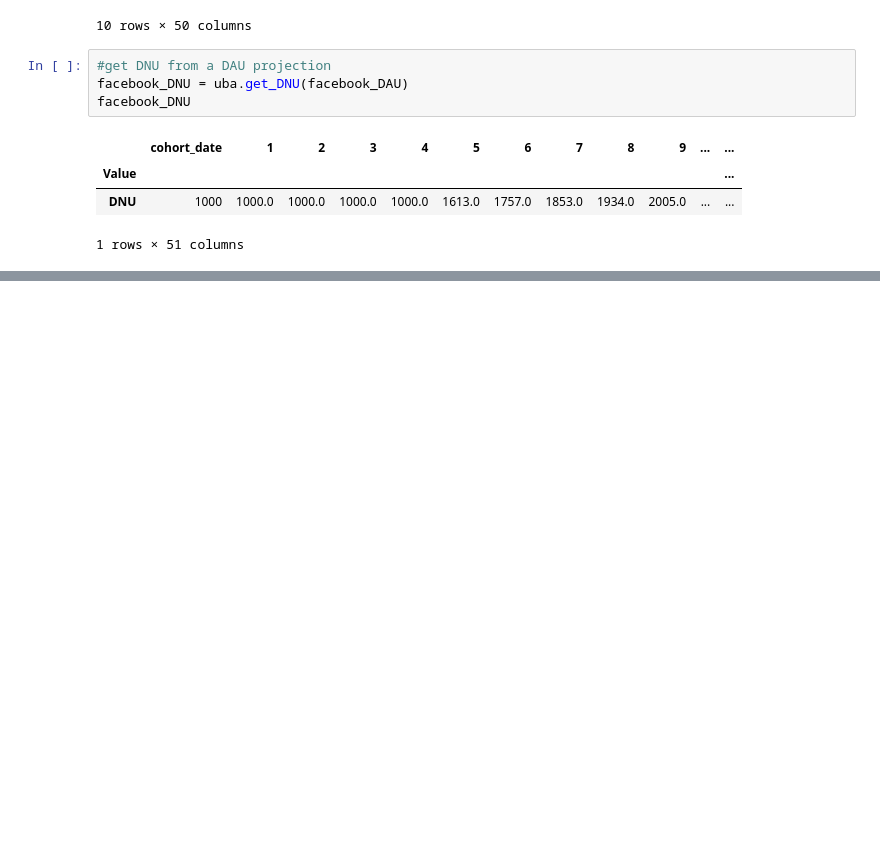
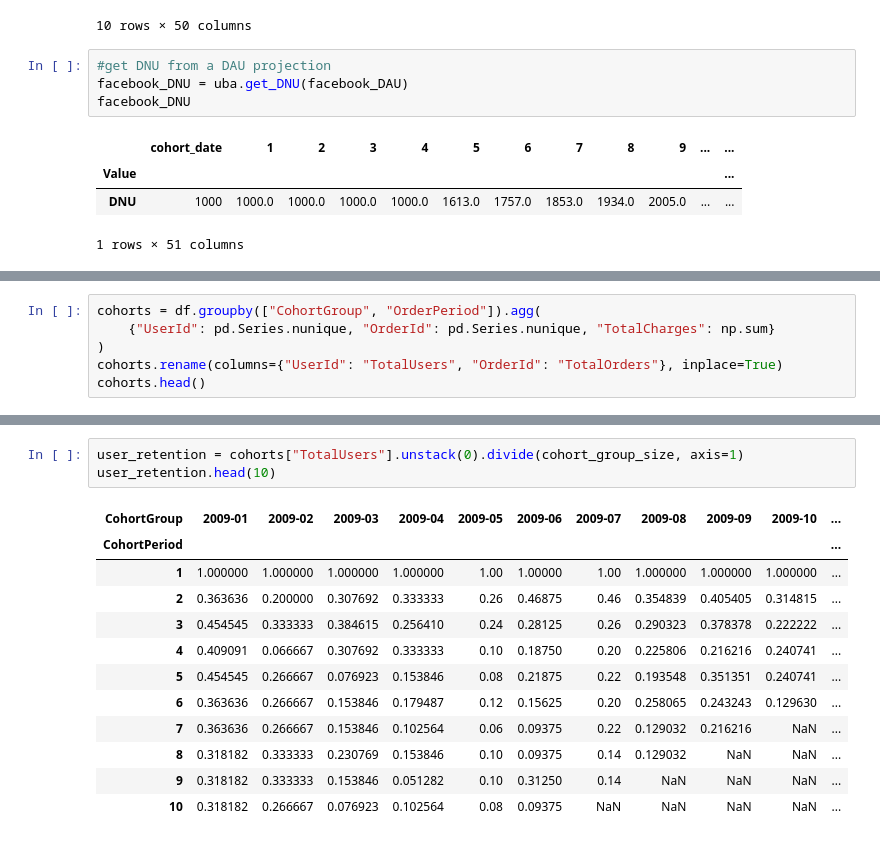
Before and after one commit to ds-wook/pyuba, a Jupyter notebook: examples.ipynb, the cells around one changed output, grey strips where cells are left out. Saved outputs shown, nothing was run; the diff lists cells and outputs as text; blank space fills up the shorter version.

```diff
--- a/examples.ipynb
+++ b/examples.ipynb
@@ -92,0 +151,6 @@ uba.plot_forward_DAU_stacked(
+# %%
+cohorts = df.groupby(["CohortGroup", "OrderPeriod"]).agg(
+    {"UserId": pd.Series.nunique, "OrderId": pd.Series.nunique, "TotalCharges": np.sum}
+)
+cohorts.rename(columns={"UserId": "TotalUsers", "OrderId": "TotalOrders"}, inplace=True)
+cohorts.head()
@@ -92,0 +212,16 @@ uba.plot_forward_DAU_stacked(
+# %%
+user_retention = cohorts["TotalUsers"].unstack(0).divide(cohort_group_size, axis=1)
+user_retention.head(10)
+# %% [output]
+| CohortGroup | 2009-01 | 2009-02 | 2009-03 | 2009-04 | 2009-05 | 2009-06 | 2009-07 | 2009-08 | 2009-09 | 2009-10 | ... |
+| CohortPeriod |  |  |  |  |  |  |  |  |  |  | ... |
+| 1 | 1.000000 | 1.000000 | 1.000000 | 1.000000 | 1.00 | 1.00000 | 1.00 | 1.000000 | 1.000000 | 1.000000 | ... |
+| 2 | 0.363636 | 0.200000 | 0.307692 | 0.333333 | 0.26 | 0.46875 | 0.46 | 0.354839 | 0.405405 | 0.314815 | ... |
+| 3 | 0.454545 | 0.333333 | 0.384615 | 0.256410 | 0.24 | 0.28125 | 0.26 | 0.290323 | 0.378378 | 0.222222 | ... |
+| 4 | 0.409091 | 0.066667 | 0.307692 | 0.333333 | 0.10 | 0.18750 | 0.20 | 0.225806 | 0.216216 | 0.240741 | ... |
+| 5 | 0.454545 | 0.266667 | 0.076923 | 0.153846 | 0.08 | 0.21875 | 0.22 | 0.193548 | 0.351351 | 0.240741 | ... |
+| 6 | 0.363636 | 0.266667 | 0.153846 | 0.179487 | 0.12 | 0.15625 | 0.20 | 0.258065 | 0.243243 | 0.129630 | ... |
+| 7 | 0.363636 | 0.266667 | 0.153846 | 0.102564 | 0.06 | 0.09375 | 0.22 | 0.129032 | 0.216216 | NaN | ... |
+| 8 | 0.318182 | 0.333333 | 0.230769 | 0.153846 | 0.10 | 0.09375 | 0.14 | 0.129032 | NaN | NaN | ... |
+| 9 | 0.318182 | 0.333333 | 0.153846 | 0.051282 | 0.10 | 0.31250 | 0.14 | NaN | NaN | NaN | ... |
+| 10 | 0.318182 | 0.266667 | 0.076923 | 0.102564 | 0.08 | 0.09375 | NaN | NaN | NaN | NaN | ... |
```
Also changed, not shown: parts of 15 cells of this notebook.
